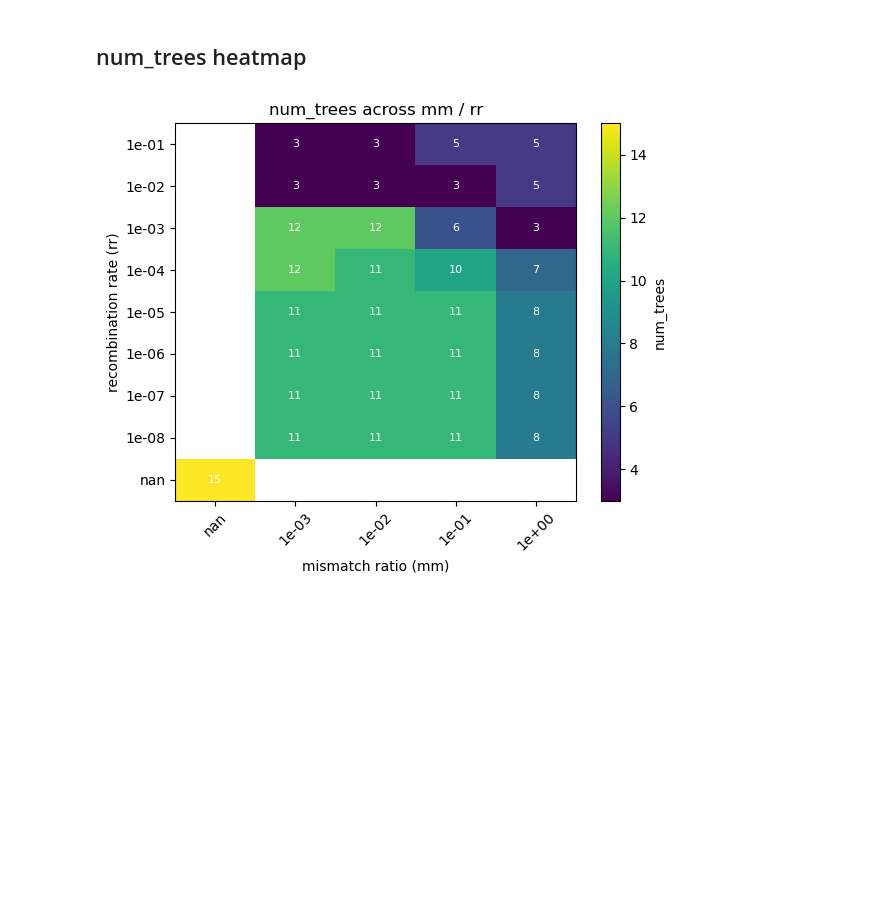
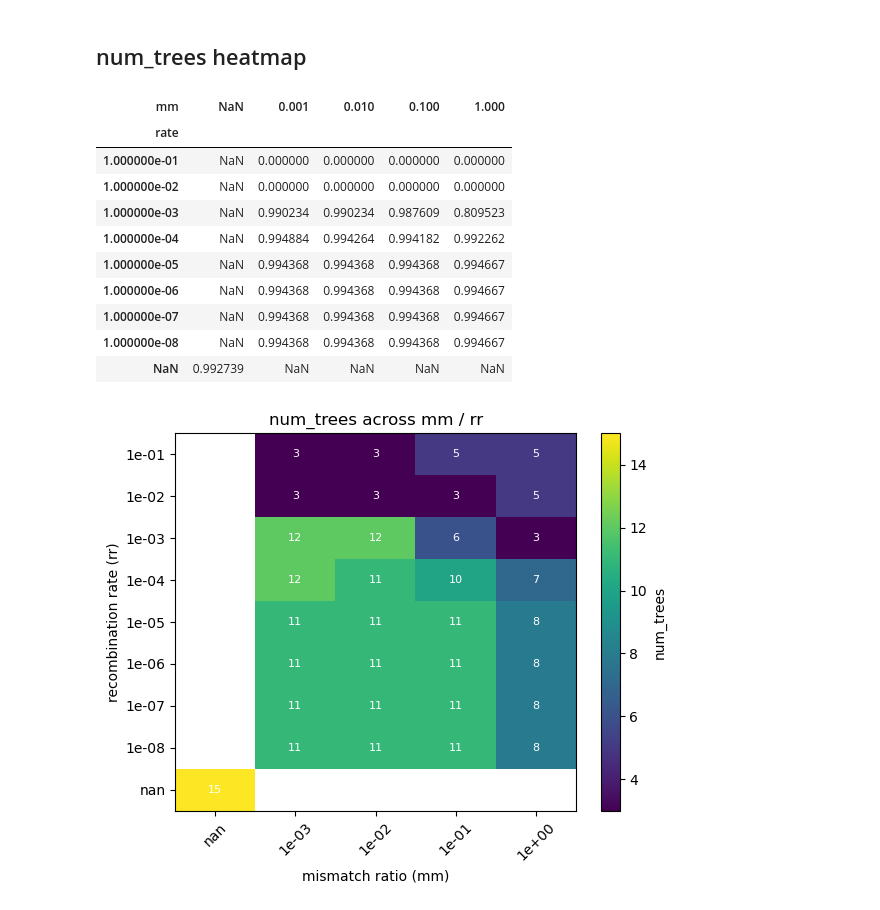
Before and after one commit to blab/cholera, a Jupyter notebook: arg/simulations/scripts/present_rc/mvr.ipynb, the cells around one changed output. Cells and saved outputs as stored; diff of their text form; code cells hidden in the pictures; blank space fills up the shorter version.

```diff
--- a/arg/simulations/scripts/present_rc/mvr.ipynb
+++ b/arg/simulations/scripts/present_rc/mvr.ipynb
@@ -751,6 +751,20 @@ See the caveats in the documentation: https://pandas.pydata.org/pandas-docs/stab
   mae_df["mm"] = mae_df["mm"].apply(lambda x: "nan" if pd.isna(x) else float(x))
 # %% [markdown]
 ## num_trees heatmap
+# %%
+pivot_r2
+# %% [output]
+| mm | NaN | 0.001 | 0.010 | 0.100 | 1.000 |
+| rate |  |  |  |  |  |
+| 1.000000e-01 | NaN | 0.000000 | 0.000000 | 0.000000 | 0.000000 |
+| 1.000000e-02 | NaN | 0.000000 | 0.000000 | 0.000000 | 0.000000 |
+| 1.000000e-03 | NaN | 0.990234 | 0.990234 | 0.987609 | 0.809523 |
+| 1.000000e-04 | NaN | 0.994884 | 0.994264 | 0.994182 | 0.992262 |
+| 1.000000e-05 | NaN | 0.994368 | 0.994368 | 0.994368 | 0.994667 |
+| 1.000000e-06 | NaN | 0.994368 | 0.994368 | 0.994368 | 0.994667 |
+| 1.000000e-07 | NaN | 0.994368 | 0.994368 | 0.994368 | 0.994667 |
+| 1.000000e-08 | NaN | 0.994368 | 0.994368 | 0.994368 | 0.994667 |
+| NaN | 0.992739 | NaN | NaN | NaN | NaN |
 # %%
 # plot heatmap
 plt.figure(figsize=(6, 5))
```
Also changed, not shown: 1 other file.
